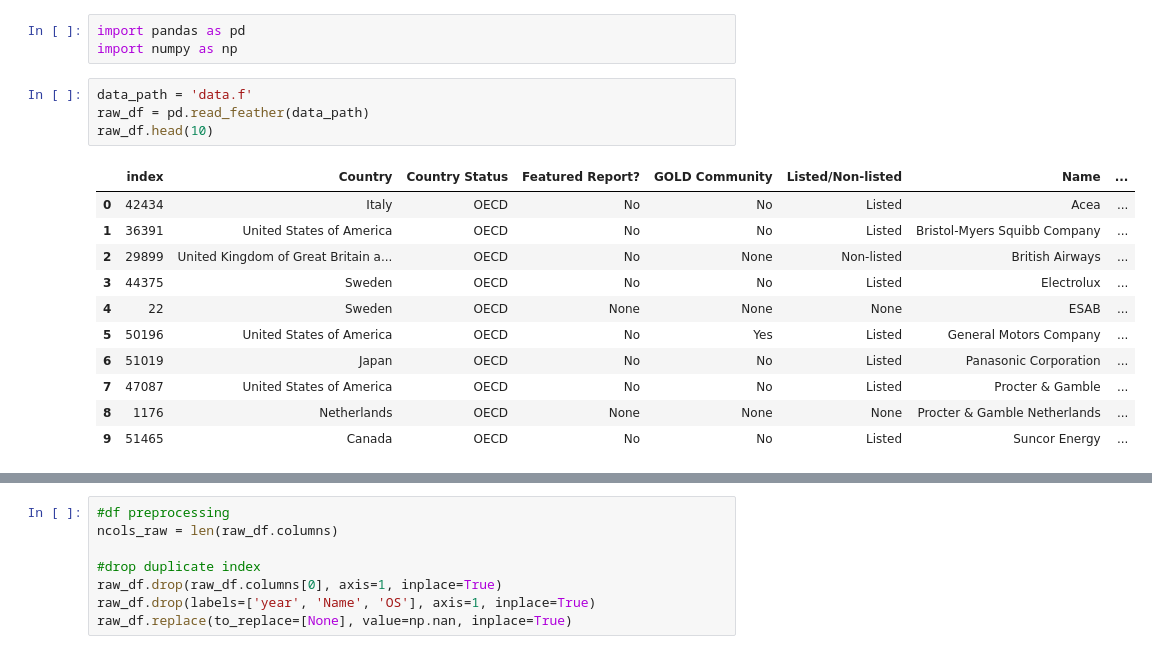
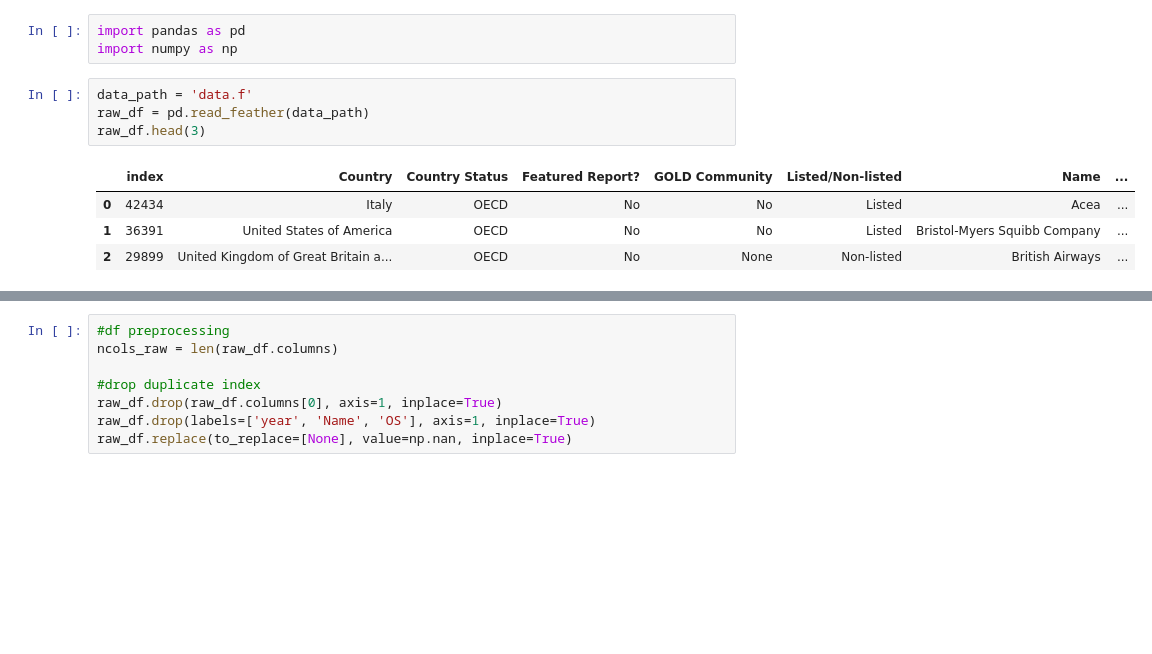
Before and after one commit to Asianatix/Company_Recommendation_System, a Jupyter notebook: Capstone_Project_To_Trong_Kien.ipynb, the cells around one changed output, grey strips where cells are left out. Saved outputs shown, nothing was run; the diff lists cells and outputs as text; blank space fills up the shorter version.

```diff
--- a/Capstone_Project_To_Trong_Kien.ipynb
+++ b/Capstone_Project_To_Trong_Kien.ipynb
@@ -86,16 +90,9 @@ import numpy as np
 # %%
 data_path = 'data.f'
 raw_df = pd.read_feather(data_path)
-raw_df.head(10)
+raw_df.head(3)
 # %% [output]
 |  | index | Country | Country Status | Featured Report? | GOLD Community | Listed/Non-listed | Name | ... |
 | 0 | 42434 | Italy | OECD | No | No | Listed | Acea | ... |
 | 1 | 36391 | United States of America | OECD | No | No | Listed | Bristol-Myers Squibb Company | ... |
 | 2 | 29899 | United Kingdom of Great Britain a... | OECD | No | None | Non-listed | British Airways | ... |
-| 3 | 44375 | Sweden | OECD | No | No | Listed | Electrolux | ... |
-| 4 | 22 | Sweden | OECD | None | None | None | ESAB | ... |
-| 5 | 50196 | United States of America | OECD | No | Yes | Listed | General Motors Company | ... |
-| 6 | 51019 | Japan | OECD | No | No | Listed | Panasonic Corporation | ... |
-| 7 | 47087 | United States of America | OECD | No | No | Listed | Procter & Gamble | ... |
-| 8 | 1176 | Netherlands | OECD | None | None | None | Procter & Gamble Netherlands | ... |
-| 9 | 51465 | Canada | OECD | No | No | Listed | Suncor Energy | ... |
```
Also changed, not shown: parts of 86 cells of this notebook.
